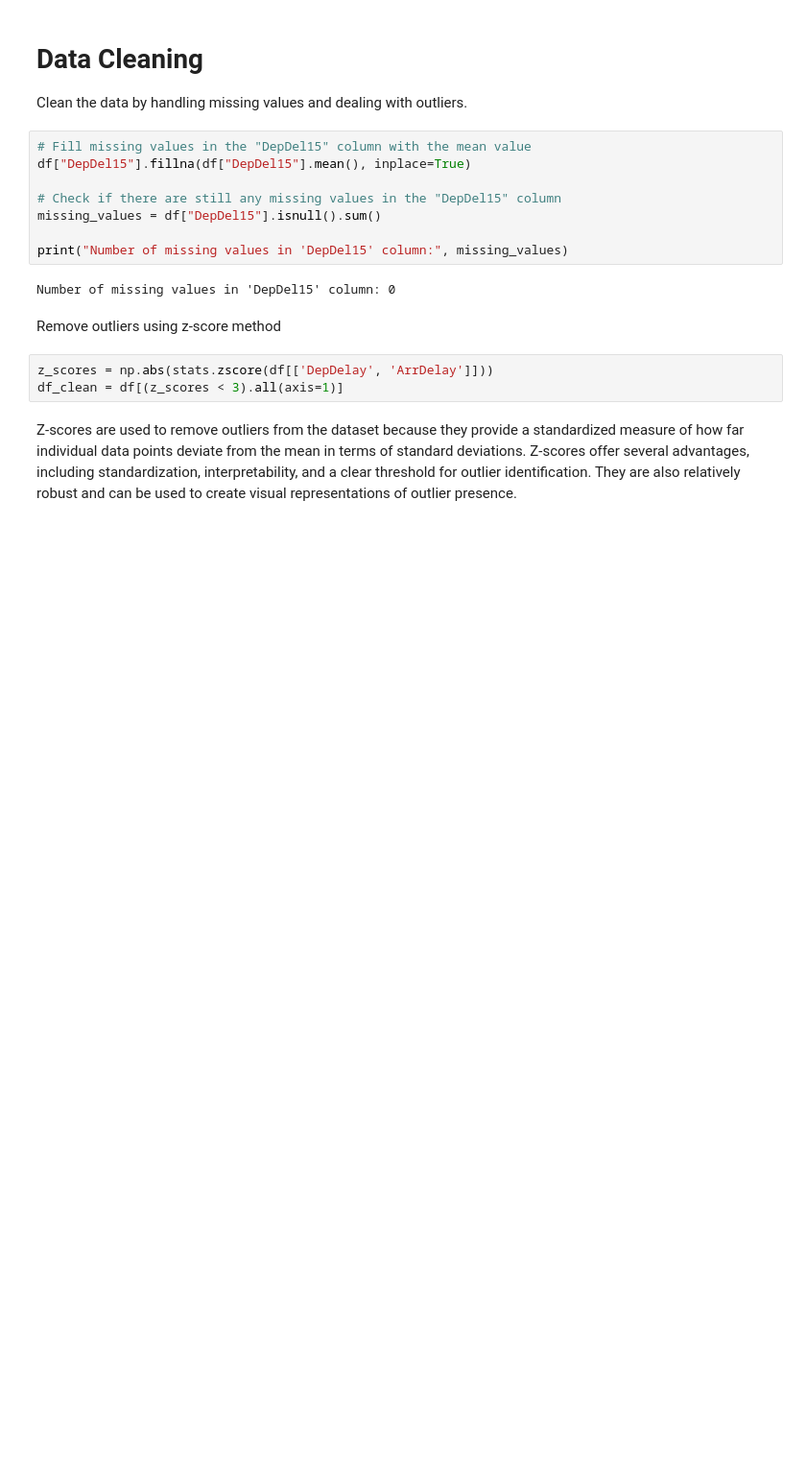
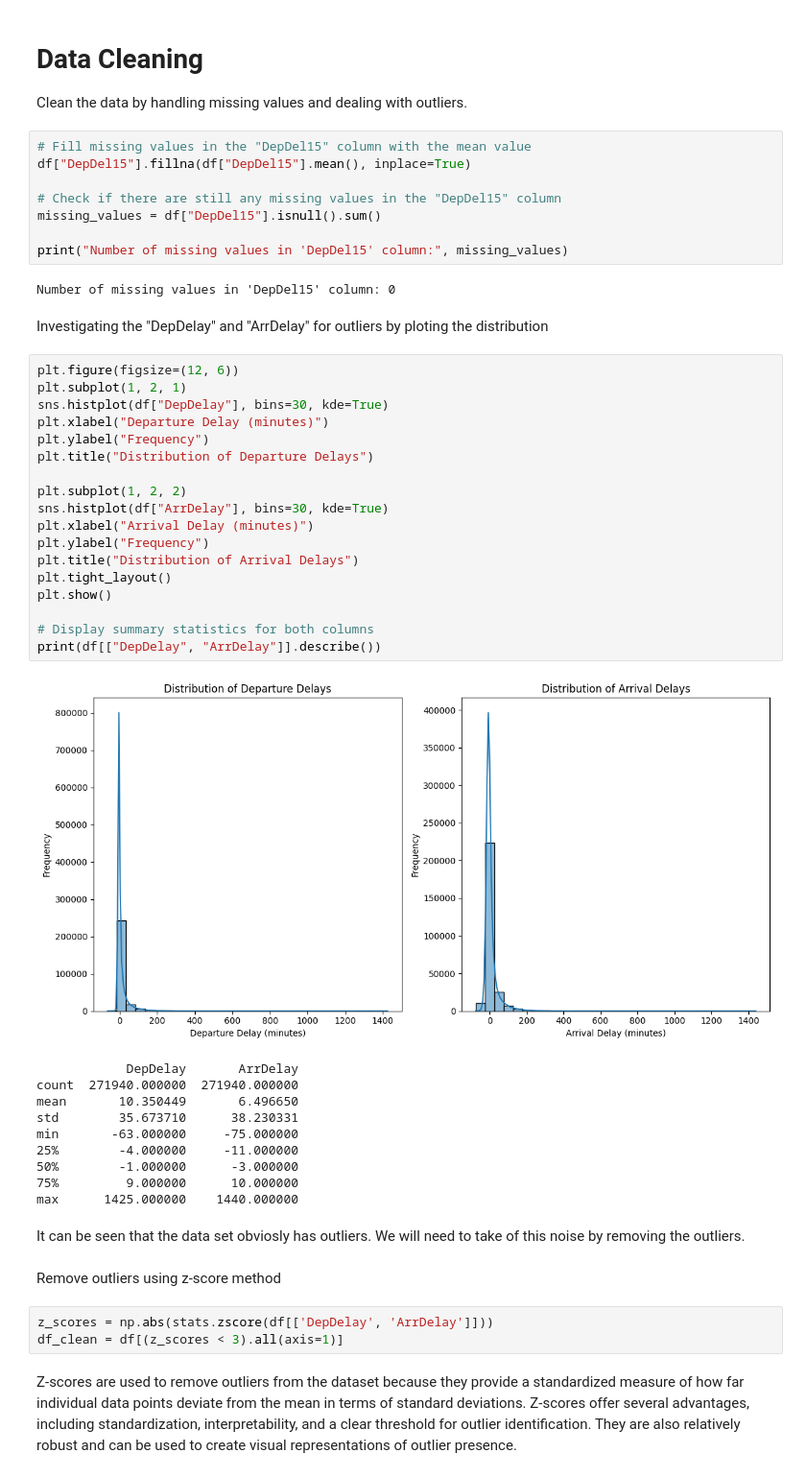
Before and after one commit to Fortunate-Kay/Fortunate-Kay, a Jupyter notebook: exploratory-analysis-of-flight-data.ipynb, the cells around one changed output. Shown: that part at 96% size. Cells and saved outputs as stored; diff of their text form; blank space fills up the shorter version.

Commit message:
Kaggle Notebook | EXPLORATORY ANALYSIS OF FLIGHT DATA | Version 3

```diff
--- a/exploratory-analysis-of-flight-data.ipynb
+++ b/exploratory-analysis-of-flight-data.ipynb
@@ -110,6 +153,39 @@ missing_values = df["DepDel15"].isnull().sum()
 print("Number of missing values in 'DepDel15' column:", missing_values)
 # %% [output]
 Number of missing values in 'DepDel15' column: 0
+# %% [markdown]
+Investigating the "DepDelay" and  "ArrDelay" for outliers by ploting the distribution
+# %%
+plt.figure(figsize=(12, 6))
+plt.subplot(1, 2, 1)
+sns.histplot(df["DepDelay"], bins=30, kde=True)
+plt.xlabel("Departure Delay (minutes)")
+plt.ylabel("Frequency")
+plt.title("Distribution of Departure Delays")
+
+plt.subplot(1, 2, 2)
+sns.histplot(df["ArrDelay"], bins=30, kde=True)
+plt.xlabel("Arrival Delay (minutes)")
+plt.ylabel("Frequency")
+plt.title("Distribution of Arrival Delays")
+plt.tight_layout()
+plt.show()
+
+# Display summary statistics for both columns
+print(df[["DepDelay", "ArrDelay"]].describe())
+# %% [output]
+[figure, added]
+            DepDelay       ArrDelay
+count  271940.000000  271940.000000
+mean       10.350449       6.496650
+std        35.673710      38.230331
+min       -63.000000     -75.000000
+25%        -4.000000     -11.000000
+50%        -1.000000      -3.000000
+75%         9.000000      10.000000
+max      1425.000000    1440.000000
+# %% [markdown]
+It can be seen that the data set obviosly has outliers. We will need to take of this noise by removing the outliers.
 # %% [markdown]
 Remove outliers using z-score method
 # %%
```
Also changed, not shown: parts of 17 cells of this notebook.
